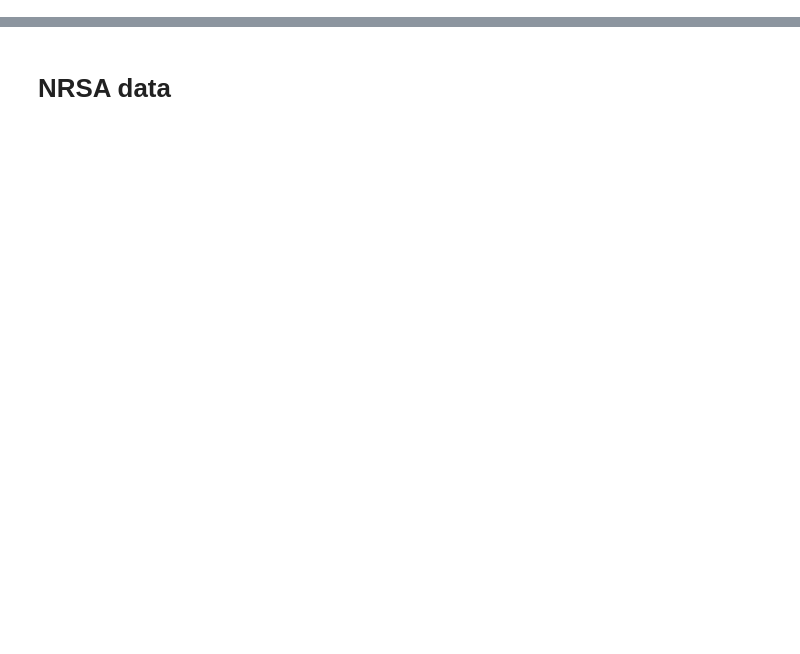
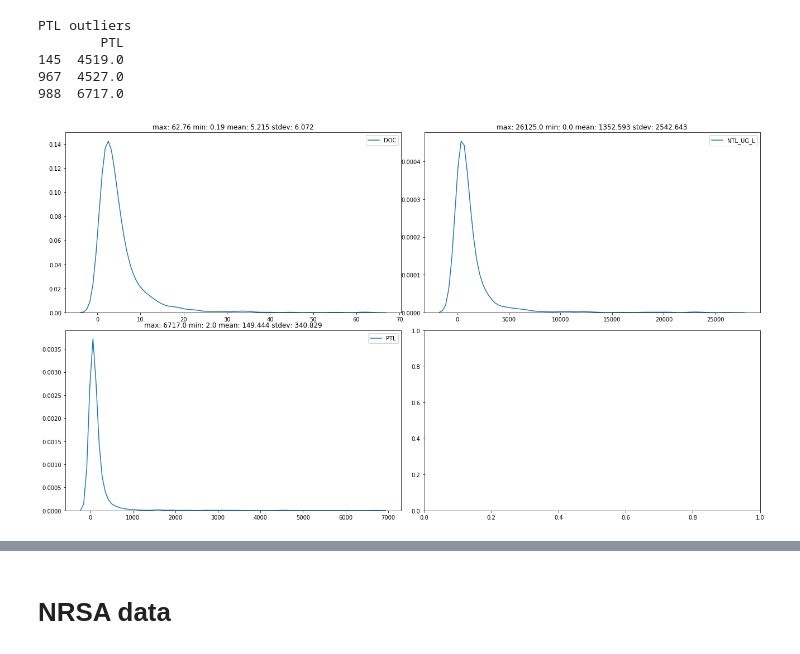
Before and after one commit to resinizar/stream, a Jupyter notebook: epa.ipynb, the cells around one changed output, grey strips where cells are left out. Cells and saved outputs as stored; diff of their text form; code cells hidden in the pictures; blank space fills up the shorter version.

```diff
--- a/epa.ipynb
+++ b/epa.ipynb
@@ -4,6 +4,7 @@ import os
 import seaborn as sb
 import matplotlib.pyplot as plt
 import numpy as np
+pd.set_option('display.max_rows', 100)
 
 def get_NLA_data():
     with open(os.path.join(data_path, 'NLA07_mldata.csv'), 'r') as data_file:
@@ -18,6 +19,13 @@ def get_NRSA_data():
 
     return df
 
+def get_NRSA2_data():
+    with open(os.path.join(data_path, 'NRSA1314_mldata.csv'), 'r') as data_file:
+        df = pd.read_csv(data_file)
+
+    return df
+
 data_path = './data'
 NRSA_targets = ['doc', 'no3', 'tn', 'tp']
+NRSA2_targets = ['DOC', 'NTL_UG_L', 'PTL', 'NTL_COND', 'PTL_COND']
 NLA_targets = ['doc', 'no3no2', 'tn', 'tp']
@@ -23,0 +34,2 @@ NLA_targets = ['doc', 'no3no2', 'tn', 'tp']
+# %%
+NRSA2 = get_NRSA2_data()
@@ -23,0 +90,26 @@ NLA_targets = ['doc', 'no3no2', 'tn', 'tp']
+# %%
+f, axarray = plt.subplots(ncols=2, nrows=2)
+f.set_size_inches(18, 10)
+f.tight_layout()
+
+for target, ax in zip(NRSA2_targets[:-2], axarray.ravel()):
+    max_val, min_val, mean, stdev = np.round([NRSA2[target].max(),
+                                              NRSA2[target].min(),
+                                              NRSA2[target].mean(),
+                                              NRSA2[target].std()], 3)
+
+    sb.kdeplot(NRSA2[target].dropna(), ax=ax)
+    ax.set_title('max: {} min: {} mean: {} stdev: {}'.format(max_val, min_val, mean, stdev))
+
+    outliers = NRSA2.loc[NRSA2[target] > mean + 10*stdev, [target]]
+    if not outliers.empty:
+        print('{} outliers'.format(target))
+        print(outliers)
+        print()
+# %% [output]
+PTL outliers
+        PTL
+145  4519.0
+967  4527.0
+988  6717.0
+[figure, added]
```
Also changed, not shown: parts of 8 cells of this notebook, 3 other files.
